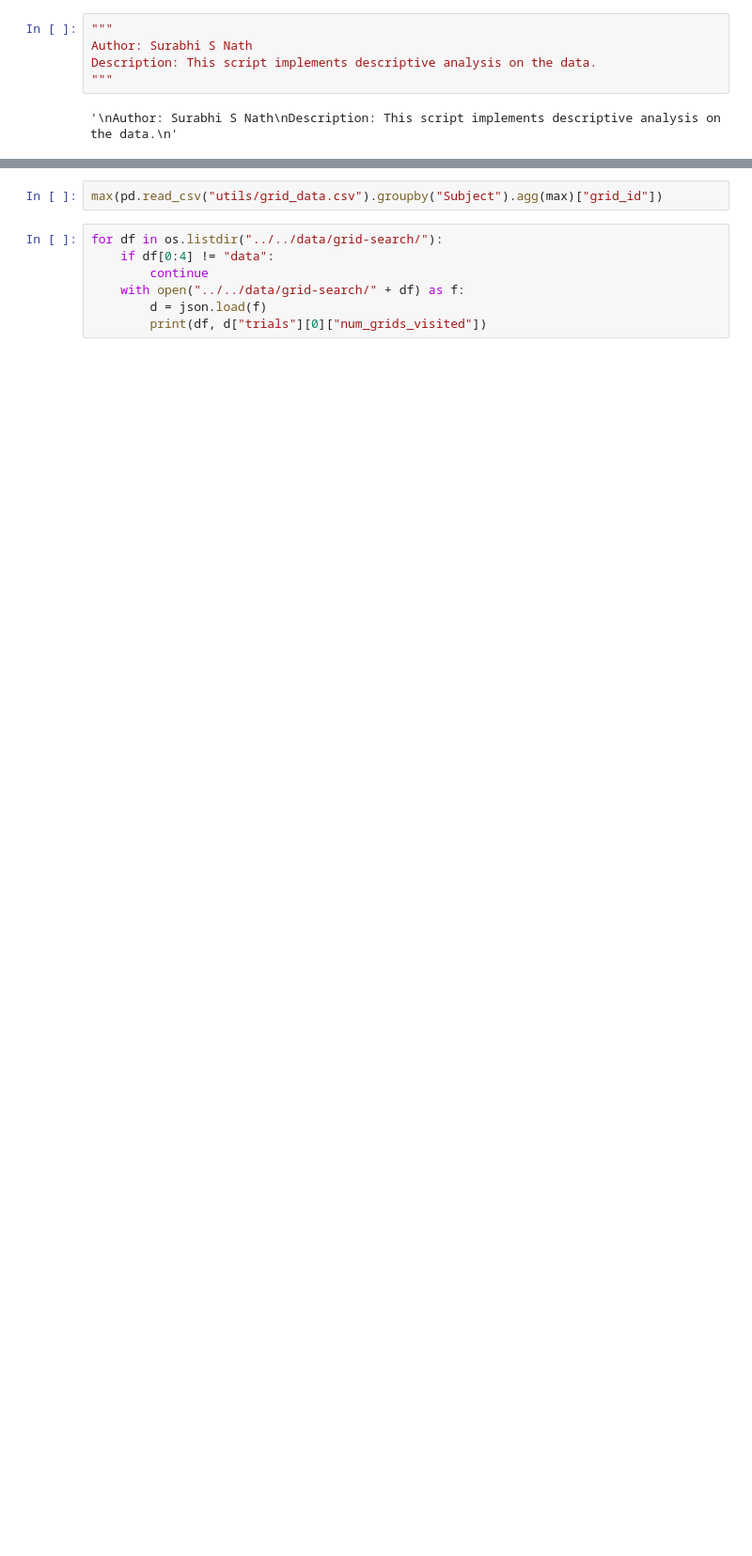
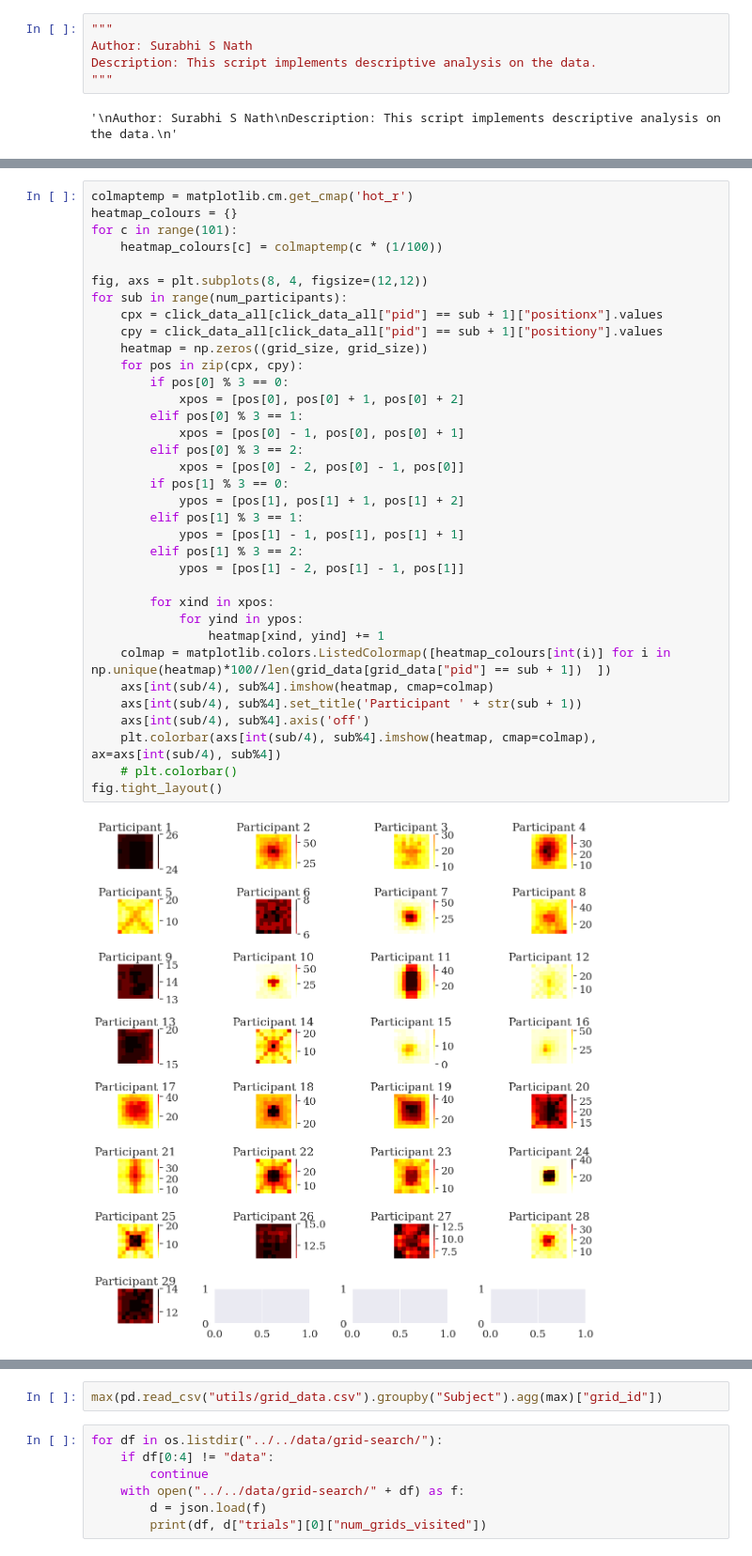
Before and after one commit to surabhisnath/Aesthetic_Curiosity, a Jupyter notebook: scripts/grid-search/DescriptiveAnalysis.ipynb, the cells around one changed output, grey strips where cells are left out. Shown at 94% size. Cells and saved outputs as stored; diff of their text form; blank space fills up the shorter version.

```diff
--- a/scripts/grid-search/DescriptiveAnalysis.ipynb
+++ b/scripts/grid-search/DescriptiveAnalysis.ipynb
@@ -78,3 +121,40 @@ print(np.mean(df["underlying_LSC"]) - np.std(df["underlying_LSC"]), np.mean(df["
+# %%
+colmaptemp = matplotlib.cm.get_cmap('hot_r')
+heatmap_colours = {}
+for c in range(101):
+    heatmap_colours[c] = colmaptemp(c * (1/100))
+
+fig, axs = plt.subplots(8, 4, figsize=(12,12))
+for sub in range(num_participants):
+    cpx = click_data_all[click_data_all["pid"] == sub + 1]["positionx"].values
+    cpy = click_data_all[click_data_all["pid"] == sub + 1]["positiony"].values
+    heatmap = np.zeros((grid_size, grid_size))
+    for pos in zip(cpx, cpy):
+        if pos[0] % 3 == 0:
+            xpos = [pos[0], pos[0] + 1, pos[0] + 2]
+        elif pos[0] % 3 == 1:
+            xpos = [pos[0] - 1, pos[0], pos[0] + 1]
+        elif pos[0] % 3 == 2:
+            xpos = [pos[0] - 2, pos[0] - 1, pos[0]]
+        if pos[1] % 3 == 0:
+            ypos = [pos[1], pos[1] + 1, pos[1] + 2]
+        elif pos[1] % 3 == 1:
+            ypos = [pos[1] - 1, pos[1], pos[1] + 1]
+        elif pos[1] % 3 == 2:
+            ypos = [pos[1] - 2, pos[1] - 1, pos[1]]
+
+        for xind in xpos:
+            for yind in ypos:
+                heatmap[xind, yind] += 1
+    colmap = matplotlib.colors.ListedColormap([heatmap_colours[int(i)] for i in np.unique(heatmap)*100//len(grid_data[grid_data["pid"] == sub + 1])  ])
+    axs[int(sub/4), sub%4].imshow(heatmap, cmap=colmap)
+    axs[int(sub/4), sub%4].set_title('Participant ' + str(sub + 1))
+    axs[int(sub/4), sub%4].axis('off')
+    plt.colorbar(axs[int(sub/4), sub%4].imshow(heatmap, cmap=colmap), ax=axs[int(sub/4), sub%4])
+    # plt.colorbar()
+fig.tight_layout()
+# %% [output]
+[figure, added]
 # %%
 sns.set_style("dark")
 plt.rc("font", family="serif")
```
Also changed, not shown: parts of 21 cells of this notebook, 24 other files.
